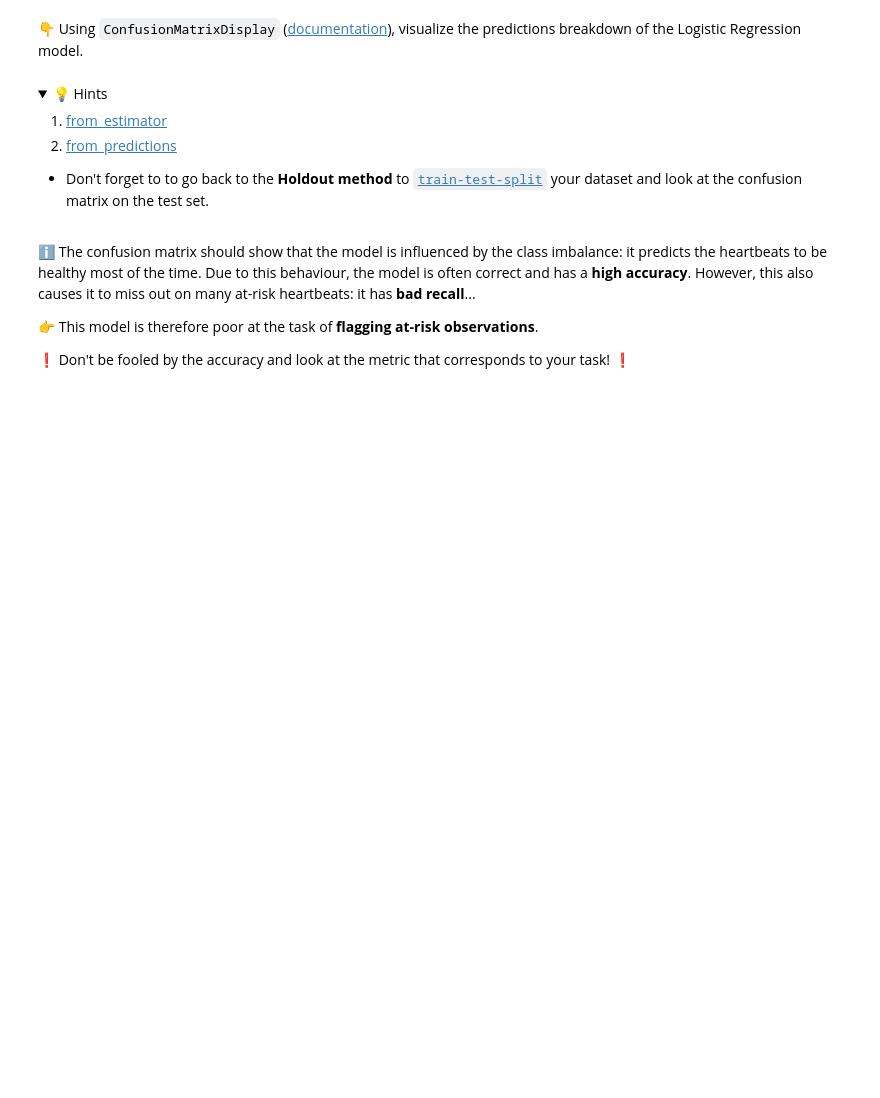
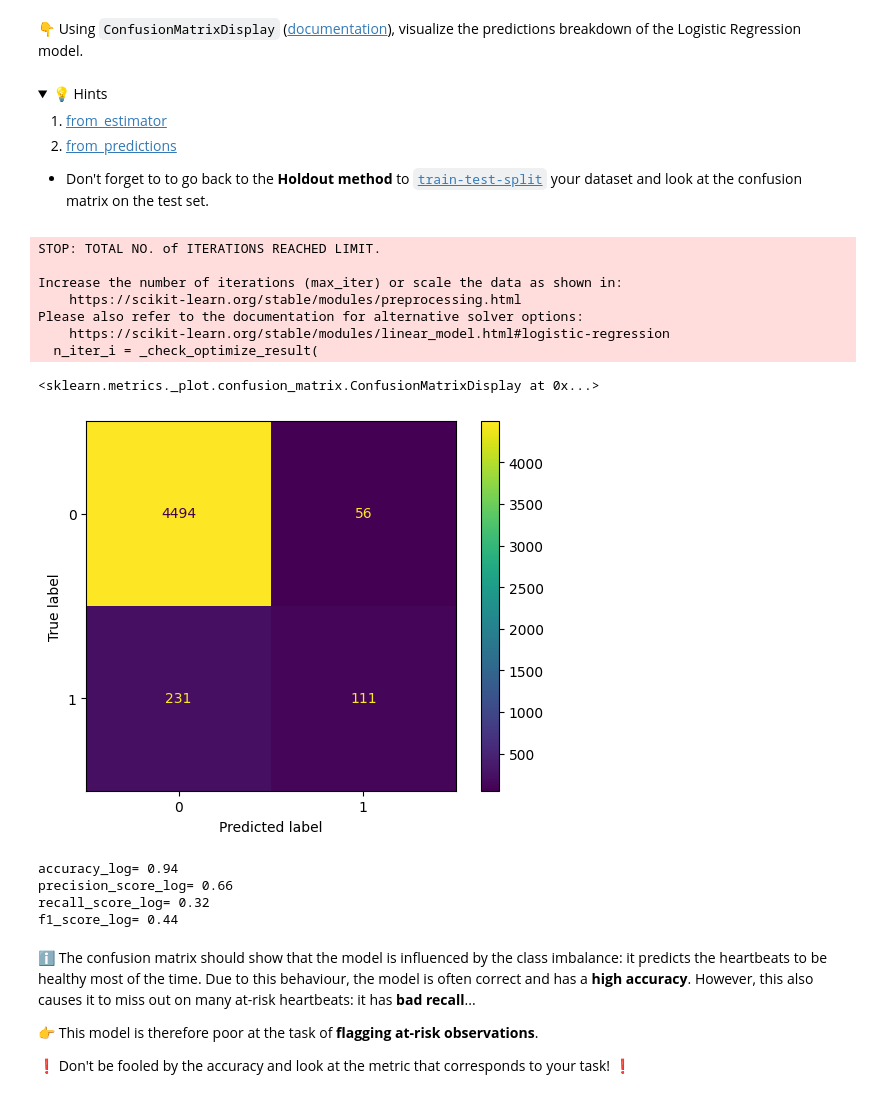
Before and after one commit to ParissaPeimaniyfard/data-electrocardiograms, a Jupyter notebook: Electrocardiograms.ipynb, the cells around one changed output. Cells and saved outputs as stored; diff of their text form; code cells hidden in the pictures; folded sections open; blank space fills up the shorter version.

Commit message:
Completed best_model step

```diff
--- a/Electrocardiograms.ipynb
+++ b/Electrocardiograms.ipynb
@@ -184,0 +180,17 @@ print("Why ? Let's print a confusion matrix!")
+# %%
+X=data.drop(columns=['target'])
+y= data['target']
+model_log = LogisticRegression()
+X_train, X_test, y_train, y_test = train_test_split(X, y, random_state=0)
+model_log.fit(X_train,y_train)
+ConfusionMatrixDisplay.from_estimator(model_log, X_test, y_test)
+# %% [output]
+STOP: TOTAL NO. of ITERATIONS REACHED LIMIT.
+
+Increase the number of iterations (max_iter) or scale the data as shown in:
+    https://scikit-learn.org/stable/modules/preprocessing.html
+Please also refer to the documentation for alternative solver options:
+    https://scikit-learn.org/stable/modules/linear_model.html#logistic-regression
+  n_iter_i = _check_optimize_result(
+<sklearn.metrics._plot.confusion_matrix.ConfusionMatrixDisplay at 0x...>
+[figure, added]
@@ -185,3 +199,13 @@ print("Why ? Let's print a confusion matrix!")
+# %%
+print('accuracy_log=', round(accuracy_score(y_test,y_predic_log),2))
+print('precision_score_log=', round(precision_score(y_test,y_predic_log),2))
+print('recall_score_log=', round(recall_score(y_test,y_predic_log),2))
+print('f1_score_log=', round(f1_score(y_test,y_predic_log),2))
+# %% [output]
+accuracy_log= 0.94
+precision_score_log= 0.66
+recall_score_log= 0.32
+f1_score_log= 0.44
 # %% [markdown]
 ℹ️ The confusion matrix should show that the model is influenced by the class imbalance: it predicts the heartbeats to be healthy most of the time. Due to this behaviour, the model is often correct and has a **high accuracy**. However, this also causes it to miss out on many at-risk heartbeats: it has **bad recall**...
 
```
Also changed, not shown: parts of 11 cells of this notebook, 1 other file.
